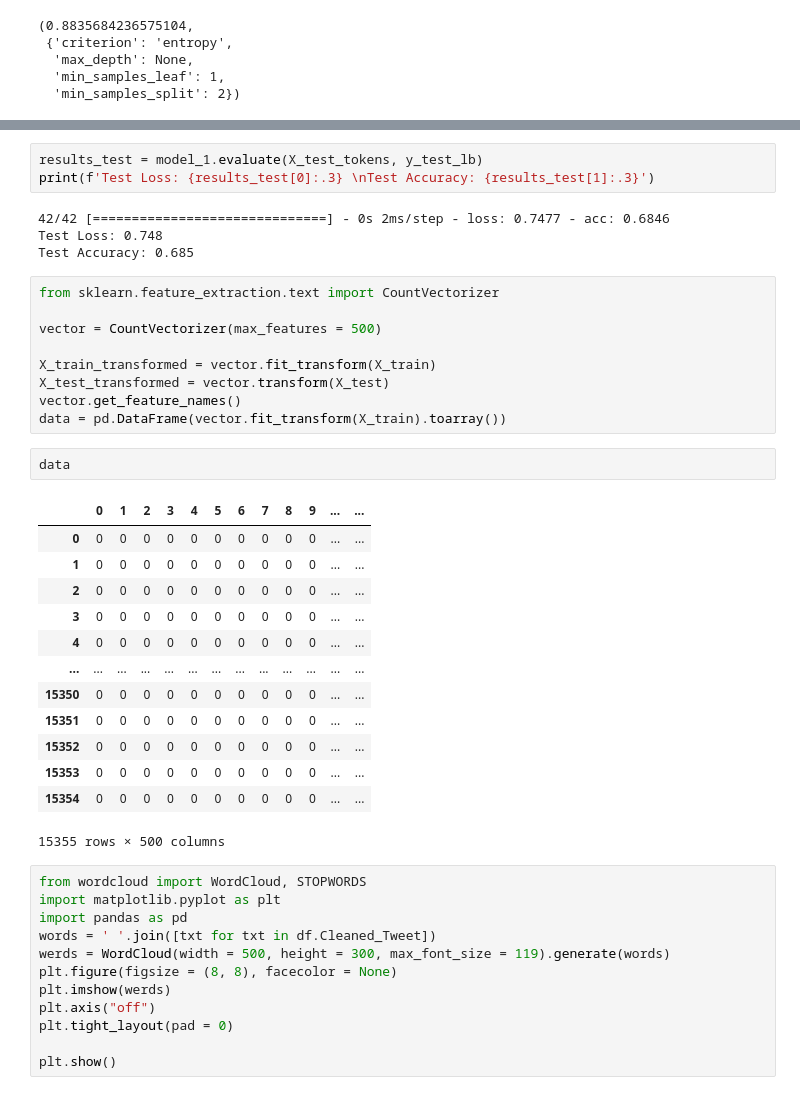
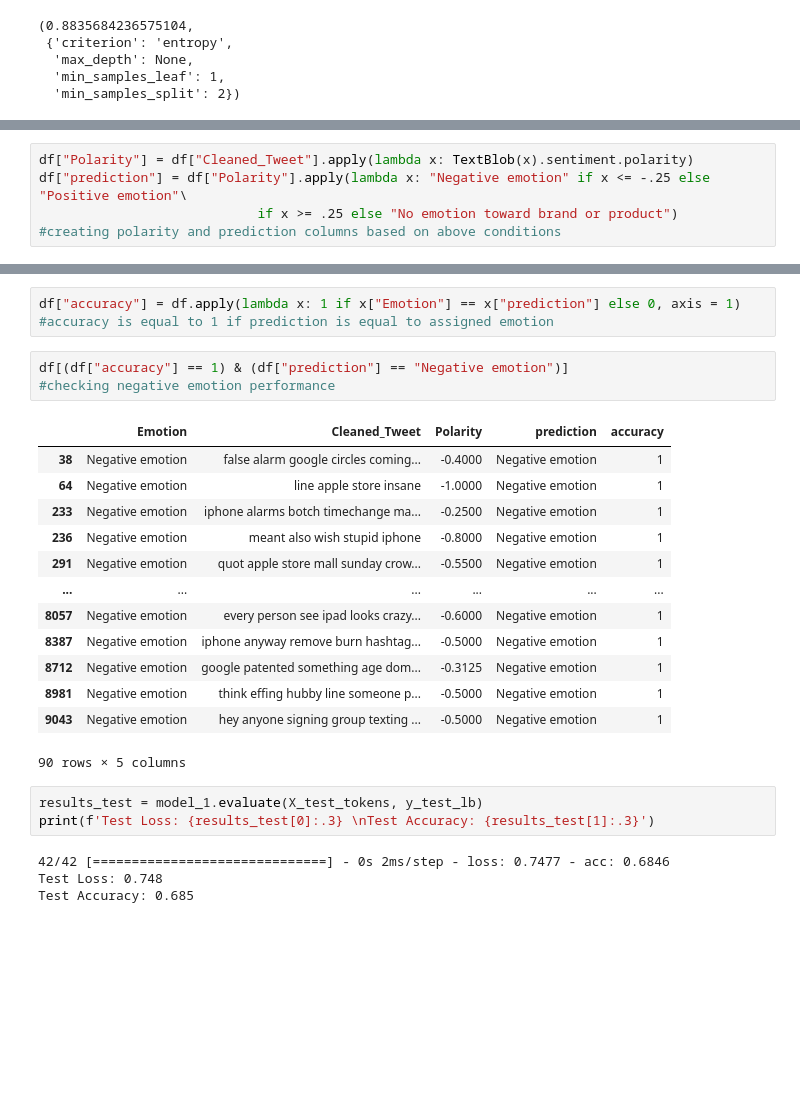
Before and after one commit to mzimmer52/Module-4-Project, a Jupyter notebook: Project 4.ipynb, the cells around one changed output, grey strips where cells are left out. Saved outputs shown, nothing was run; the diff lists cells and outputs as text; blank space fills up the shorter version.

```diff
--- a/Project 4.ipynb
+++ b/Project 4.ipynb
@@ -632,0 +934,5 @@ accuracy_score(y_test, preds)
+# %%
+df["Polarity"] = df["Cleaned_Tweet"].apply(lambda x: TextBlob(x).sentiment.polarity)
+df["prediction"] = df["Polarity"].apply(lambda x: "Negative emotion" if x <= -.25 else "Positive emotion"\
+                            if x >= .25 else "No emotion toward brand or product")
+#creating polarity and prediction columns based on above conditions
@@ -633,3 +955,23 @@ accuracy_score(y_test, preds)
+# %%
+df["accuracy"] = df.apply(lambda x: 1 if x["Emotion"] == x["prediction"] else 0, axis = 1)
+#accuracy is equal to 1 if prediction is equal to assigned emotion
+# %%
+df[(df["accuracy"] == 1) & (df["prediction"] == "Negative emotion")]
+#checking negative emotion performance
+# %% [output]
+|  | Emotion | Cleaned_Tweet | Polarity | prediction | accuracy |
+| 38 | Negative emotion | false alarm google circles coming... | -0.4000 | Negative emotion | 1 |
+| 64 | Negative emotion | line apple store insane | -1.0000 | Negative emotion | 1 |
+| 233 | Negative emotion | iphone alarms botch timechange ma... | -0.2500 | Negative emotion | 1 |
+| 236 | Negative emotion | meant also wish stupid iphone | -0.8000 | Negative emotion | 1 |
+| 291 | Negative emotion | quot apple store mall sunday crow... | -0.5500 | Negative emotion | 1 |
+| ... | ... | ... | ... | ... | ... |
+| 8057 | Negative emotion | every person see ipad looks crazy... | -0.6000 | Negative emotion | 1 |
+| 8387 | Negative emotion | iphone anyway remove burn hashtag... | -0.5000 | Negative emotion | 1 |
+| 8712 | Negative emotion | google patented something age dom... | -0.3125 | Negative emotion | 1 |
+| 8981 | Negative emotion | think effing hubby line someone p... | -0.5000 | Negative emotion | 1 |
+| 9043 | Negative emotion | hey anyone signing group texting ... | -0.5000 | Negative emotion | 1 |
+90 rows × 5 columns
 # %%
 results_test = model_1.evaluate(X_test_tokens, y_test_lb)
 print(f'Test Loss: {results_test[0]:.3} \nTest Accuracy: {results_test[1]:.3}')
@@ -637,40 +979,3 @@ print(f'Test Loss: {results_test[0]:.3} \nTest Accuracy: {results_test[1]:.3}')
 42/42 [==============================] - 0s 2ms/step - loss: 0.7477 - acc: 0.6846
 Test Loss: 0.748
 Test Accuracy: 0.685
-# %%
-from sklearn.feature_extraction.text import CountVectorizer
-
-vector = CountVectorizer(max_features = 500)
-
-X_train_transformed = vector.fit_transform(X_train)
-X_test_transformed = vector.transform(X_test)
-vector.get_feature_names()
-data = pd.DataFrame(vector.fit_transform(X_train).toarray())
-# %%
-data
-# %% [output]
-|  | 0 | 1 | 2 | 3 | 4 | 5 | 6 | 7 | 8 | 9 | ... | ... |
-| 0 | 0 | 0 | 0 | 0 | 0 | 0 | 0 | 0 | 0 | 0 | ... | ... |
-| 1 | 0 | 0 | 0 | 0 | 0 | 0 | 0 | 0 | 0 | 0 | ... | ... |
-| 2 | 0 | 0 | 0 | 0 | 0 | 0 | 0 | 0 | 0 | 0 | ... | ... |
-| 3 | 0 | 0 | 0 | 0 | 0 | 0 | 0 | 0 | 0 | 0 | ... | ... |
-| 4 | 0 | 0 | 0 | 0 | 0 | 0 | 0 | 0 | 0 | 0 | ... | ... |
-| ... | ... | ... | ... | ... | ... | ... | ... | ... | ... | ... | ... | ... |
-| 15350 | 0 | 0 | 0 | 0 | 0 | 0 | 0 | 0 | 0 | 0 | ... | ... |
-| 15351 | 0 | 0 | 0 | 0 | 0 | 0 | 0 | 0 | 0 | 0 | ... | ... |
-| 15352 | 0 | 0 | 0 | 0 | 0 | 0 | 0 | 0 | 0 | 0 | ... | ... |
-| 15353 | 0 | 0 | 0 | 0 | 0 | 0 | 0 | 0 | 0 | 0 | ... | ... |
-| 15354 | 0 | 0 | 0 | 0 | 0 | 0 | 0 | 0 | 0 | 0 | ... | ... |
-15355 rows × 500 columns
-# %%
-from wordcloud import WordCloud, STOPWORDS
-import matplotlib.pyplot as plt
-import pandas as pd
-words = ' '.join([txt for txt in df.Cleaned_Tweet])
-werds = WordCloud(width = 500, height = 300, max_font_size = 119).generate(words)
-plt.figure(figsize = (8, 8), facecolor = None)
-plt.imshow(werds)
-plt.axis("off")
-plt.tight_layout(pad = 0)
-
-plt.show()
```
Also changed, not shown: parts of 132 cells of this notebook, 2 other files.
